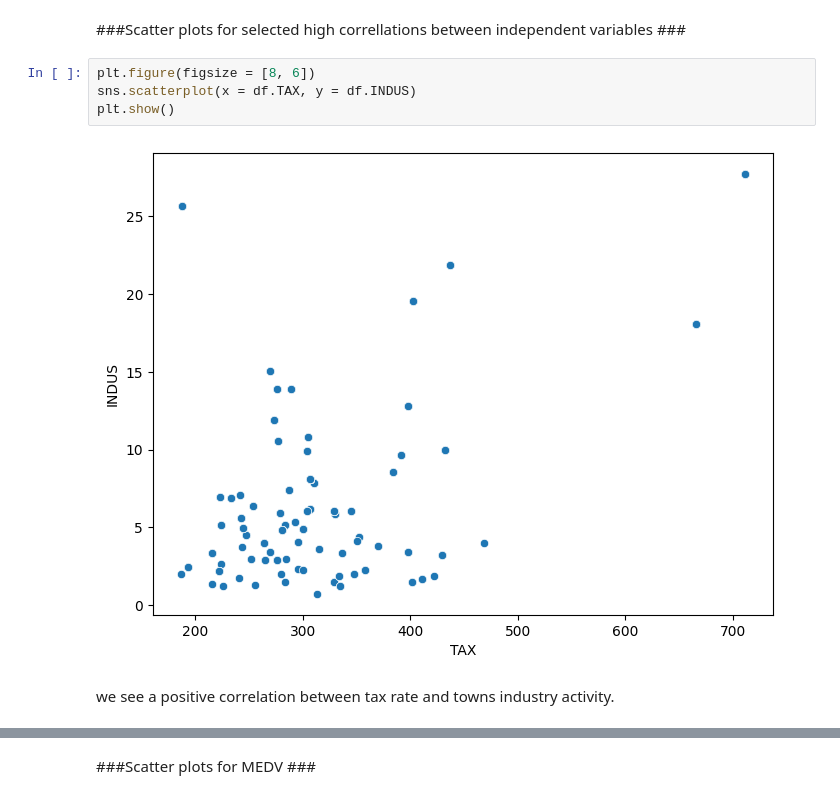
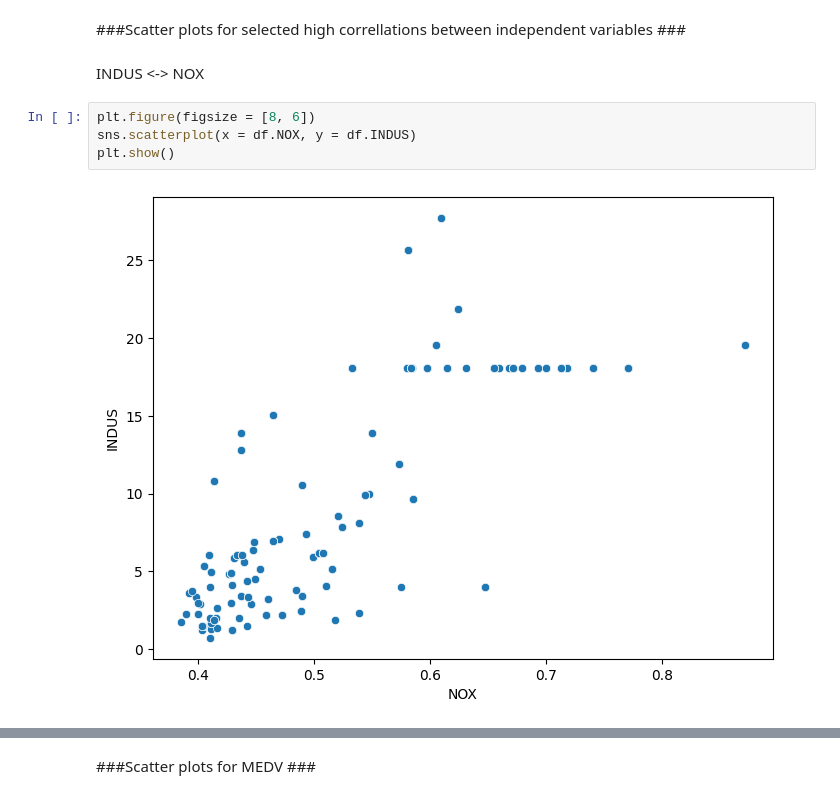
Before and after one commit to avandenberghe/boston_correllation, a Jupyter notebook: Boston_house_price_Full_Code.ipynb, the cells around one changed output, grey strips where cells are left out. Saved outputs shown, nothing was run; the diff lists cells and outputs as text.

```diff
--- a/Boston_house_price_Full_Code.ipynb
+++ b/Boston_house_price_Full_Code.ipynb
@@ -424,11 +424,11 @@ Overall, house values are positively influenced by larger homes (RM), suburban l
   * invest in suburban areas with good infrastructure.
 # %% [markdown]
 ###Scatter plots for selected high correllations between independent variables ###
+# %% [markdown]
+INDUS <-> NOX
 # %%
 plt.figure(figsize = [8, 6])
-sns.scatterplot(x = df.TAX, y = df.INDUS)
+sns.scatterplot(x = df.NOX, y = df.INDUS)
 plt.show()
 # %% [output]
-[figure, old version]
+[figure, new version]
-# %% [markdown]
-we see a positive correlation between tax rate and towns industry activity.
```
Also changed, not shown: parts of 23 cells of this notebook.
